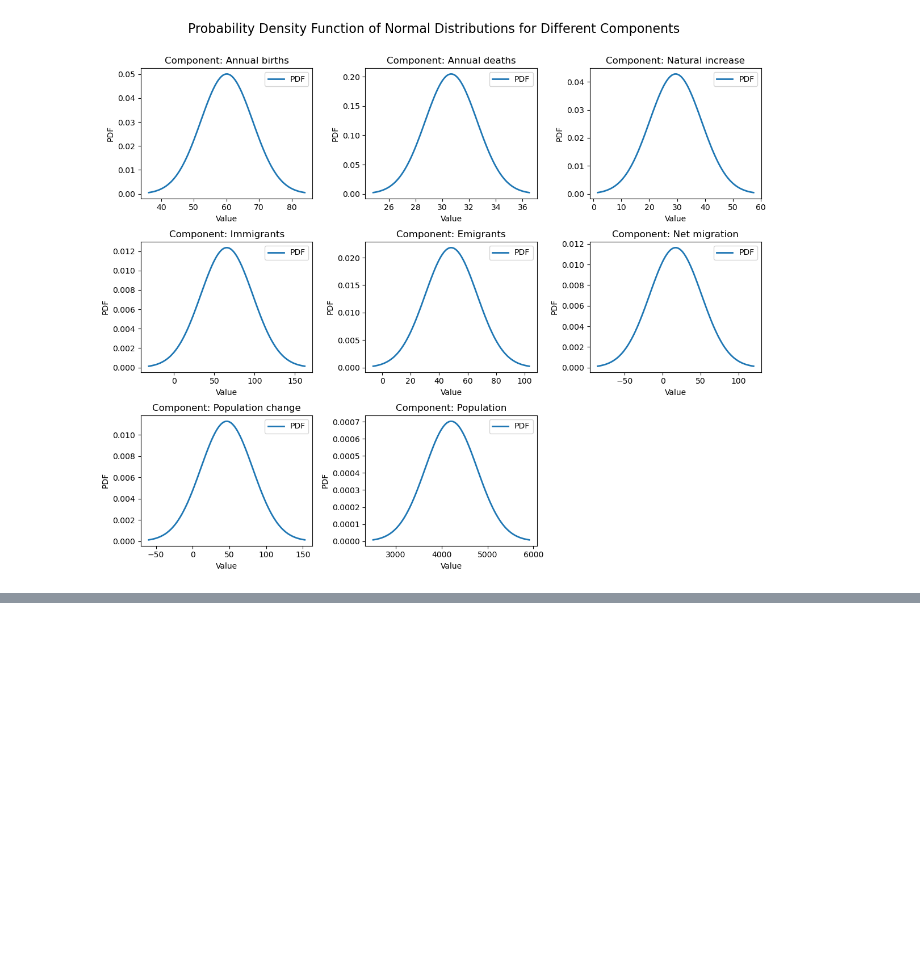
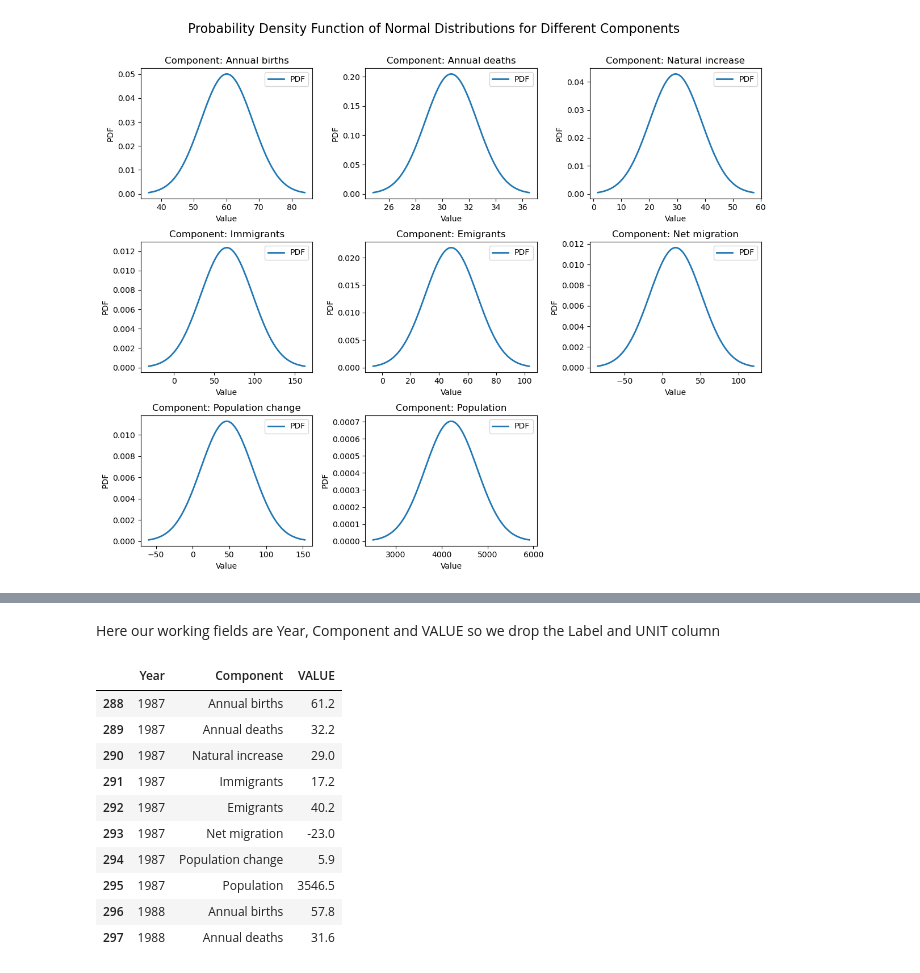
Before and after one commit to 2021402/CA-01-MSc-Data-Analytics, a Jupyter notebook: Project Code 1.ipynb, the cells around one changed output, grey strips where cells are left out. Drawn from its saved outputs; the diff is of its cells as text; code cells hidden in the pictures; blank space fills up the shorter version.

```diff
--- a/Project Code 1.ipynb
+++ b/Project Code 1.ipynb
@@ -213,0 +249,17 @@ plt.show()
+# %% [markdown]
+Here our working fields are Year, Component and VALUE so we drop the Label and UNIT column
+# %%
+data = data[['Year','Component','VALUE']]
+data.head(10)
+# %% [output]
+|  | Year | Component | VALUE |
+| 288 | 1987 | Annual births | 61.2 |
+| 289 | 1987 | Annual deaths | 32.2 |
+| 290 | 1987 | Natural increase | 29.0 |
+| 291 | 1987 | Immigrants | 17.2 |
+| 292 | 1987 | Emigrants | 40.2 |
+| 293 | 1987 | Net migration | -23.0 |
+| 294 | 1987 | Population change | 5.9 |
+| 295 | 1987 | Population | 3546.5 |
+| 296 | 1988 | Annual births | 57.8 |
+| 297 | 1988 | Annual deaths | 31.6 |
```
Also changed, not shown: parts of 9 cells of this notebook.
